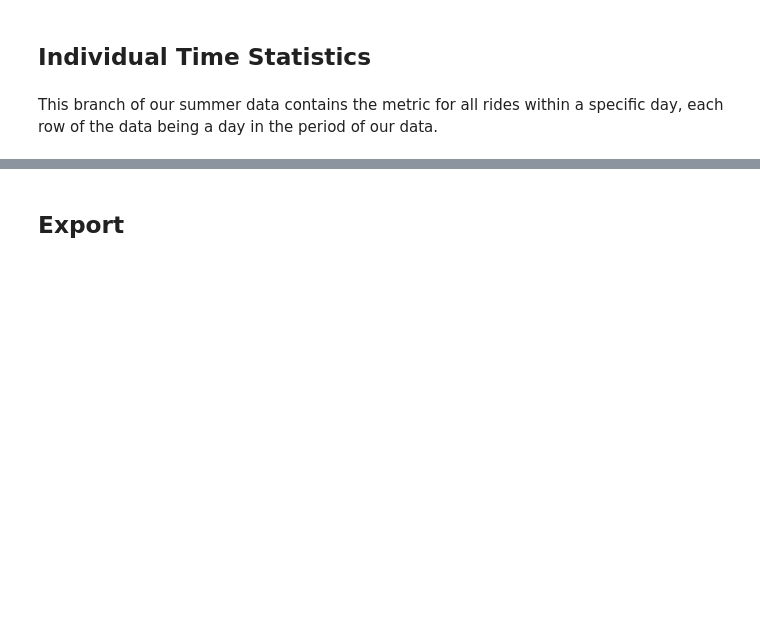
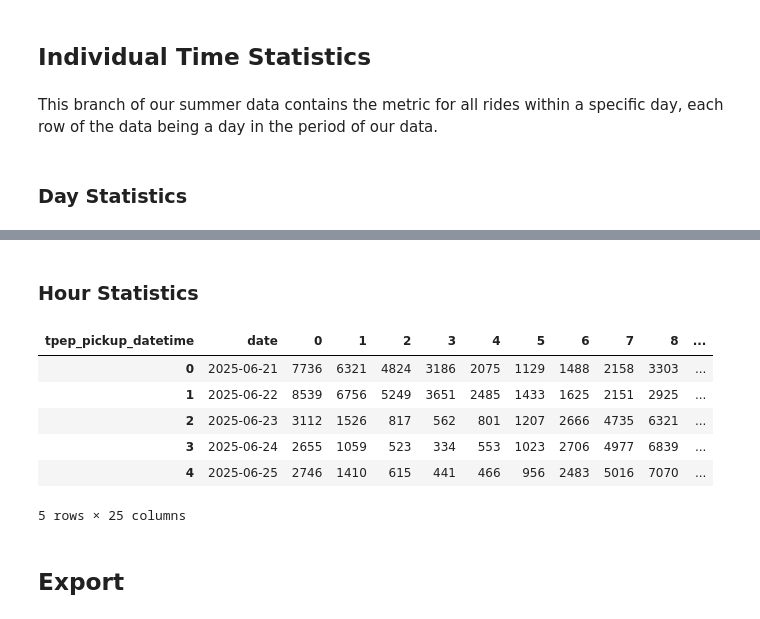
Before and after one commit to drod75/nyc_taxi_analysis, a Jupyter notebook: notebooks/data_engineering.ipynb, the cells around one changed output, grey strips where cells are left out. Drawn from its saved outputs; the diff is of its cells as text; code cells hidden in the pictures; blank space fills up the shorter version.

```diff
--- a/notebooks/data_engineering.ipynb
+++ b/notebooks/data_engineering.ipynb
@@ -192,6 +192,8 @@ dtype: int64
 ## Individual Time Statistics
 # %% [markdown]
 This branch of our summer data contains the metric for all rides within a specific day, each row of the data being a day in the period of our data.
+# %% [markdown]
+### Day Statistics
 # %%
 taxi_df['tpep_pickup_datetime'] = pd.to_datetime(taxi_df['tpep_pickup_datetime'])
 taxi_df['tpep_dropoff_datetime'] = pd.to_datetime(taxi_df['tpep_dropoff_datetime'])
@@ -222,6 +224,22 @@ day_df.head()
 | 2 | 2025-06-23 | 139800 | 1.261720 | 1.0 | 0.0 | ... |
 | 3 | 2025-06-24 | 155798 | 1.235461 | 1.0 | 0.0 | ... |
 | 4 | 2025-06-25 | 156447 | 1.239272 | 1.0 | 0.0 | ... |
+# %% [markdown]
+### Hour Statistics
+# %%
+day_hour_df = taxi_df.groupby(
+    [taxi_df['tpep_pickup_datetime'].dt.date, taxi_df['tpep_pickup_datetime'].dt.hour]
+).size().unstack(fill_value=0).reset_index()
+day_hour_df.rename(columns={'tpep_pickup_datetime': 'date'}, inplace=True)
+day_hour_df.head()
+# %% [output]
+| tpep_pickup_datetime | date | 0 | 1 | 2 | 3 | 4 | 5 | 6 | 7 | 8 | ... |
+| 0 | 2025-06-21 | 7736 | 6321 | 4824 | 3186 | 2075 | 1129 | 1488 | 2158 | 3303 | ... |
+| 1 | 2025-06-22 | 8539 | 6756 | 5249 | 3651 | 2485 | 1433 | 1625 | 2151 | 2925 | ... |
+| 2 | 2025-06-23 | 3112 | 1526 | 817 | 562 | 801 | 1207 | 2666 | 4735 | 6321 | ... |
+| 3 | 2025-06-24 | 2655 | 1059 | 523 | 334 | 553 | 1023 | 2706 | 4977 | 6839 | ... |
+| 4 | 2025-06-25 | 2746 | 1410 | 615 | 441 | 466 | 956 | 2483 | 5016 | 7070 | ... |
+5 rows × 25 columns
 # %% [markdown]
 ## Export
 # %%
```
Also changed, not shown: parts of 3 cells of this notebook.
